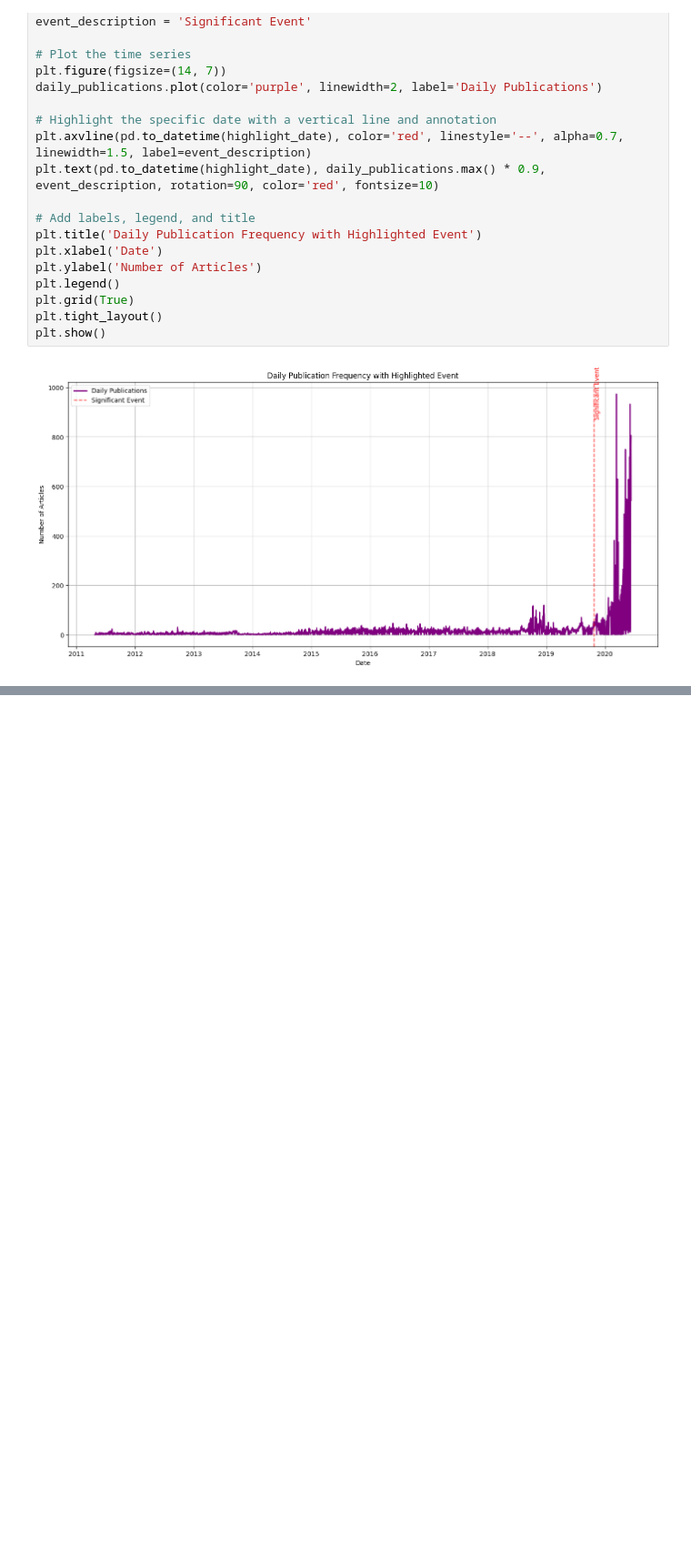
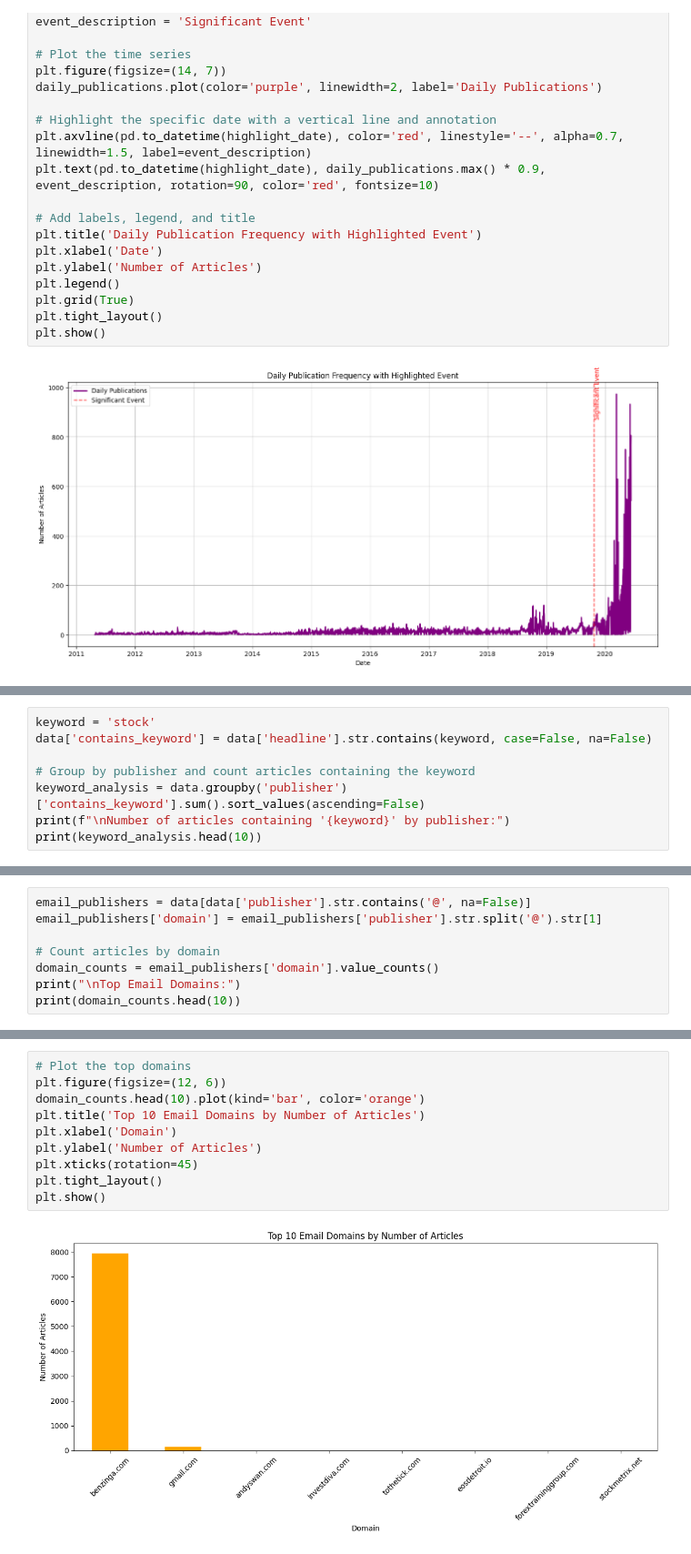
Before and after one commit to abdure-ai/Financial-Data-Analysis-For-Nova_Financial_Solutions, a Jupyter notebook: notebooks/EDA.ipynb, the cells around one changed output, grey strips where cells are left out. Shown at 91% size. Saved outputs shown, nothing was run; the diff lists cells and outputs as text; blank space fills up the shorter version.

```diff
--- a/notebooks/EDA.ipynb
+++ b/notebooks/EDA.ipynb
@@ -290,0 +329,8 @@ plt.show()
+# %%
+keyword = 'stock'
+data['contains_keyword'] = data['headline'].str.contains(keyword, case=False, na=False)
+
+# Group by publisher and count articles containing the keyword
+keyword_analysis = data.groupby('publisher')['contains_keyword'].sum().sort_values(ascending=False)
+print(f"\nNumber of articles containing '{keyword}' by publisher:")
+print(keyword_analysis.head(10))
@@ -290,0 +353,8 @@ plt.show()
+# %%
+email_publishers = data[data['publisher'].str.contains('@', na=False)]
+email_publishers['domain'] = email_publishers['publisher'].str.split('@').str[1]
+
+# Count articles by domain
+domain_counts = email_publishers['domain'].value_counts()
+print("\nTop Email Domains:")
+print(domain_counts.head(10))
@@ -290,0 +378,12 @@ plt.show()
+# %%
+# Plot the top domains
+plt.figure(figsize=(12, 6))
+domain_counts.head(10).plot(kind='bar', color='orange')
+plt.title('Top 10 Email Domains by Number of Articles')
+plt.xlabel('Domain')
+plt.ylabel('Number of Articles')
+plt.xticks(rotation=45)
+plt.tight_layout()
+plt.show()
+# %% [output]
+[figure, added]
```
Also changed, not shown: parts of 6 cells of this notebook.
